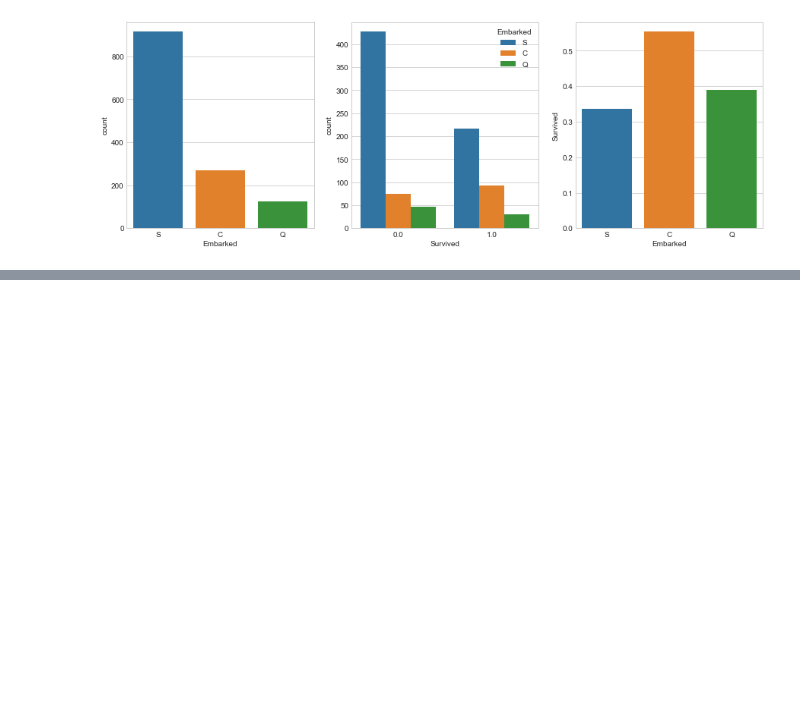
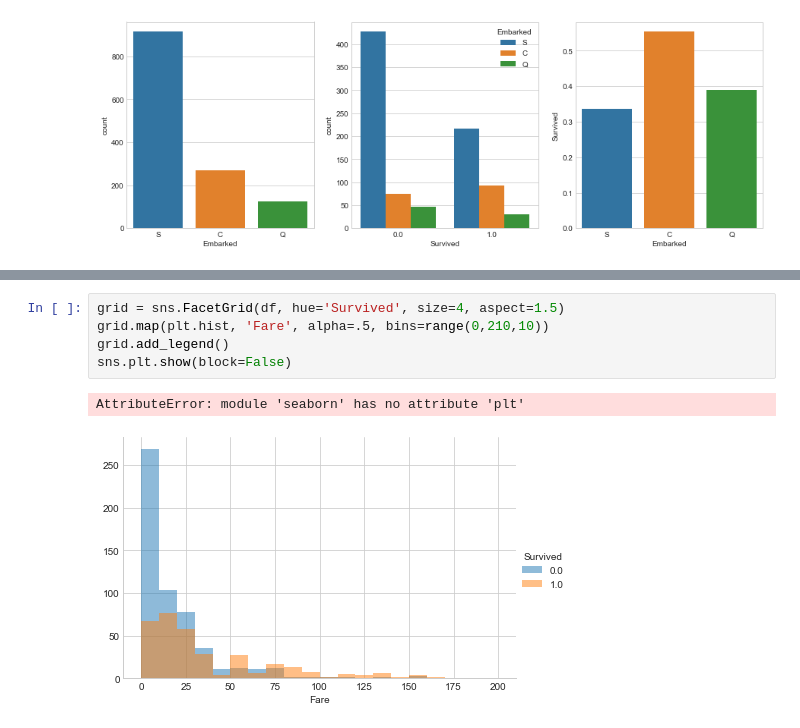
Before and after one commit to dzzxjl/kaggle, a Jupyter notebook: titanic_test/my_tutorial.ipynb, the cells around one changed output, grey strips where cells are left out. Saved outputs shown, nothing was run; the diff lists cells and outputs as text; blank space fills up the shorter version.

```diff
--- a/titanic_test/my_tutorial.ipynb
+++ b/titanic_test/my_tutorial.ipynb
@@ -119,0 +270,8 @@ sns.barplot(x='Embarked', y='Survived', data=embark_perc, order=['S', 'C', 'Q'],
+# %%
+grid = sns.FacetGrid(df, hue='Survived', size=4, aspect=1.5)
+grid.map(plt.hist, 'Fare', alpha=.5, bins=range(0,210,10))
+grid.add_legend()
+sns.plt.show(block=False)
+# %% [output]
+AttributeError: module 'seaborn' has no attribute 'plt'
+[figure, added]
```
Also changed, not shown: parts of 15 cells of this notebook.
